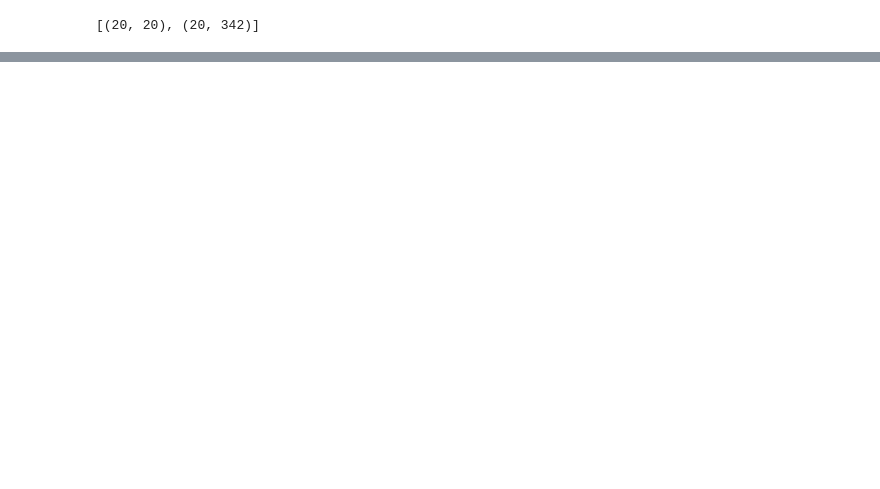
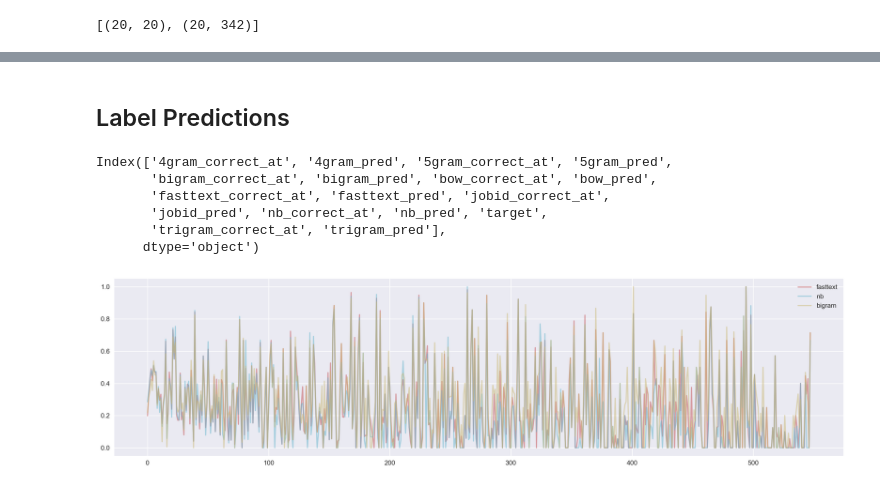
Before and after one commit to zaksoliman/career_prediction, a Jupyter notebook: notebooks/result_analysis.ipynb, the cells around one changed output, grey strips where cells are left out. Drawn from its saved outputs; the diff is of its cells as text; code cells hidden in the pictures; blank space fills up the shorter version.

```diff
--- a/notebooks/result_analysis.ipynb
+++ b/notebooks/result_analysis.ipynb
@@ -567,13 +544,3 @@ plt.xlabel("Unique Job Title ID Number")
 # %% [output]
 Text(0.5,0,'Unique Job Title ID Number')
 [figure]
-# %%
-plt.rcParams["figure.figsize"] = 20, 7
-plt.rcParams["figure.dpi"] = 180
-
-ggplot(aes(x='label', y='precision'), data=df) \
-+ geom_point(size=5, alpha=0.5) \
-+ geom_line() \
-+ xlab("Top K predictions") \
-+ ylab("Accuracy") \
-+ ggtitle("Accuracy Results for Prediction Models on the Top550 Dataset")
@@ -630,0 +573,2 @@ rankings
+# %% [markdown]
+## Label Predictions
@@ -630,0 +580,40 @@ rankings
+# %%
+df_dict = defaultdict(list)
+
+for model, topK_preds in ordered_preds.items():
+    for i, predictions in enumerate(topK_preds):
+        df_dict[f"{model}_pred"].append(predictions[0])
+        df_dict[f"{model}_correct_at"].append(get_index(ys[i], preds))
+
+df_dict["target"] = list(ys)
+pred_df = pd.DataFrame(df_dict)
+# %%
+def get_confusion_matrix(targets, predicted, normalize=False):
+    cm = confusion_matrix(targets, predicted)
+    if normalize:
+        cm = cm.astype('float') / cm.sum(axis=1)[:, np.newaxis]
+
+    return cm
+# %%
+pred_df.columns
+# %% [output]
+Index(['4gram_correct_at', '4gram_pred', '5gram_correct_at', '5gram_pred',
+       'bigram_correct_at', 'bigram_pred', 'bow_correct_at', 'bow_pred',
+       'fasttext_correct_at', 'fasttext_pred', 'jobid_correct_at',
+       'jobid_pred', 'nb_correct_at', 'nb_pred', 'target',
+       'trigram_correct_at', 'trigram_pred'],
+      dtype='object')
+# %%
+models = ['fasttext', 'nb', 'bigram']
+colors = ['r', 'c', 'y']
+#f, axarr = plt.subplots(len(models), sharex=True)
+fig, ax = plt.subplots(figsize=(20, 5))
+
+for model, color in zip(models, colors):
+    cm = get_confusion_matrix(pred_df.target.values, pred_df[f'{model}_pred'].values, True)
+    diag = cm.diagonal()
+
+    ax.plot(range(len(diag)), diag, color, label=model, alpha=0.5)
+    ax.legend()
+# %% [output]
+[figure, added]
```
Also changed, not shown: parts of 68 cells of this notebook, 2 other files.
